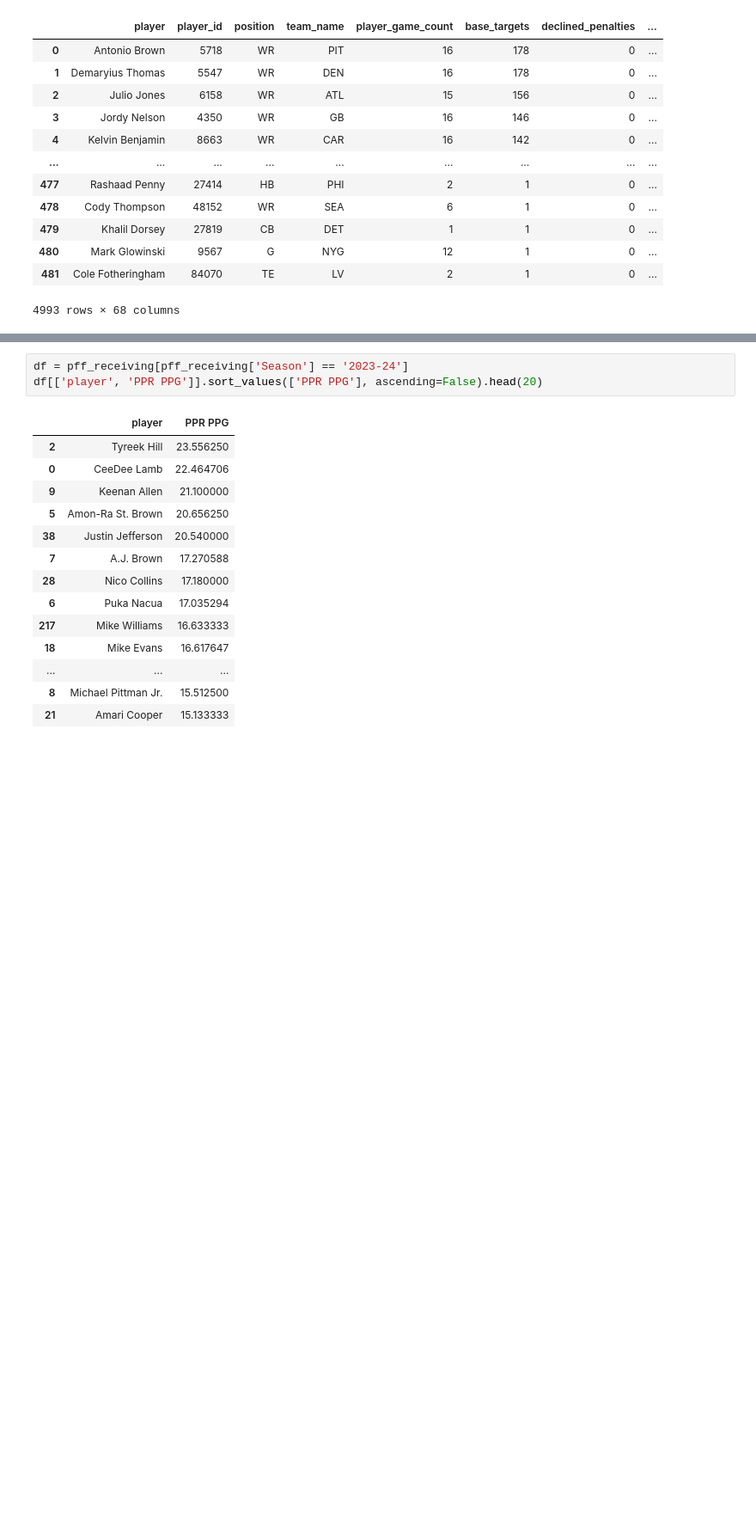
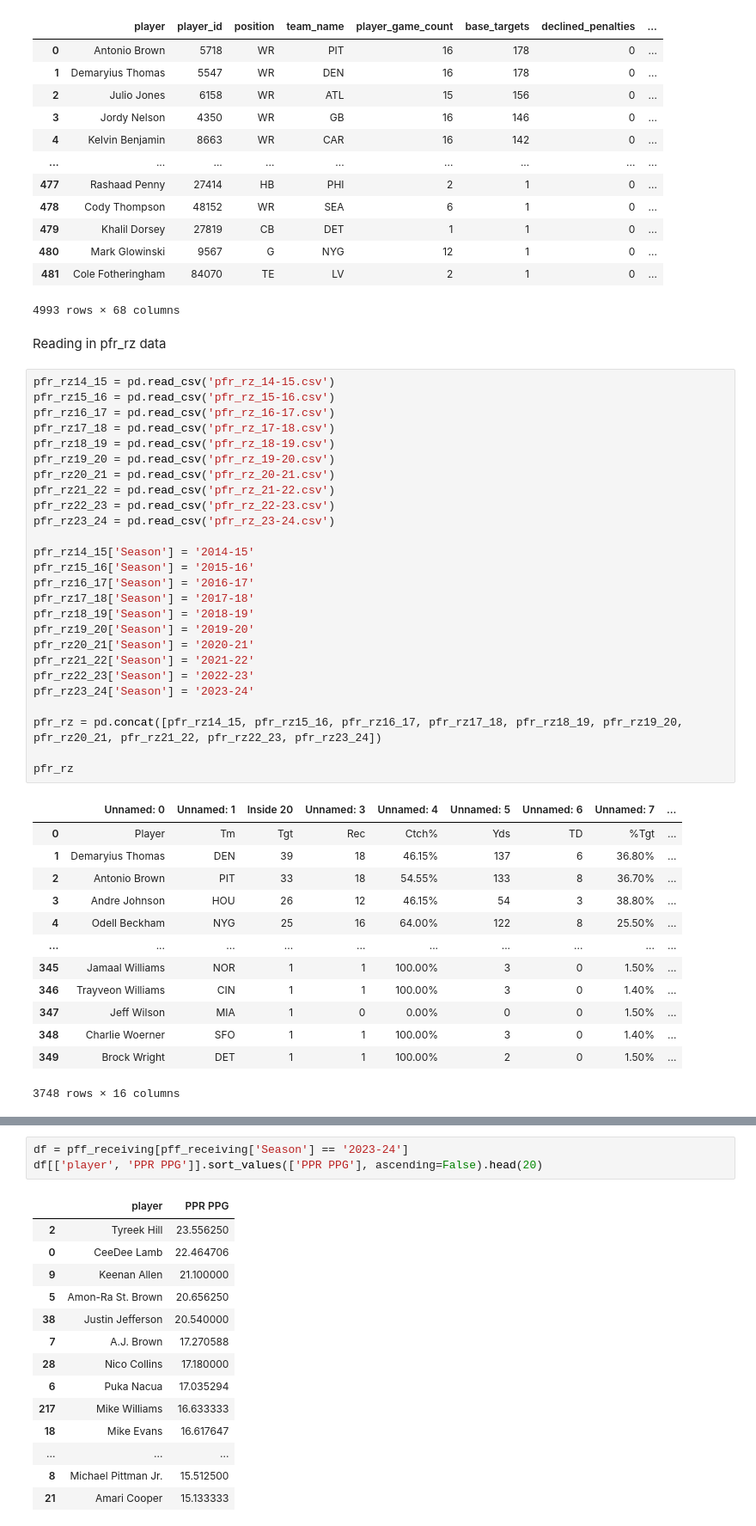
Before and after one commit to scottbwinner/NFL-Models, a Jupyter notebook: WR Model/WR Model.ipynb, the cells around one changed output, grey strips where cells are left out. Shown at 86% size. Drawn from its saved outputs; the diff is of its cells as text; blank space fills up the shorter version.

```diff
--- a/WR Model/WR Model.ipynb
+++ b/WR Model/WR Model.ipynb
@@ -168,3 +168,45 @@ pff_man_zone
 | 480 | Mark Glowinski | 9567 | G | NYG | 12 | 1 | 0 | ... |
 | 481 | Cole Fotheringham | 84070 | TE | LV | 2 | 1 | 0 | ... |
 4993 rows × 68 columns
+# %% [markdown]
+Reading in pfr_rz data
+# %%
+pfr_rz14_15 = pd.read_csv('pfr_rz_14-15.csv')
+pfr_rz15_16 = pd.read_csv('pfr_rz_15-16.csv')
+pfr_rz16_17 = pd.read_csv('pfr_rz_16-17.csv')
+pfr_rz17_18 = pd.read_csv('pfr_rz_17-18.csv')
+pfr_rz18_19 = pd.read_csv('pfr_rz_18-19.csv')
+pfr_rz19_20 = pd.read_csv('pfr_rz_19-20.csv')
+pfr_rz20_21 = pd.read_csv('pfr_rz_20-21.csv')
+pfr_rz21_22 = pd.read_csv('pfr_rz_21-22.csv')
+pfr_rz22_23 = pd.read_csv('pfr_rz_22-23.csv')
+pfr_rz23_24 = pd.read_csv('pfr_rz_23-24.csv')
+
+pfr_rz14_15['Season'] = '2014-15'
+pfr_rz15_16['Season'] = '2015-16'
+pfr_rz16_17['Season'] = '2016-17'
+pfr_rz17_18['Season'] = '2017-18'
+pfr_rz18_19['Season'] = '2018-19'
+pfr_rz19_20['Season'] = '2019-20'
+pfr_rz20_21['Season'] = '2020-21'
+pfr_rz21_22['Season'] = '2021-22'
+pfr_rz22_23['Season'] = '2022-23'
+pfr_rz23_24['Season'] = '2023-24'
+
+pfr_rz = pd.concat([pfr_rz14_15, pfr_rz15_16, pfr_rz16_17, pfr_rz17_18, pfr_rz18_19, pfr_rz19_20, pfr_rz20_21, pfr_rz21_22, pfr_rz22_23, pfr_rz23_24])
+
+pfr_rz
+# %% [output]
+|  | Unnamed: 0 | Unnamed: 1 | Inside 20 | Unnamed: 3 | Unnamed: 4 | Unnamed: 5 | Unnamed: 6 | Unnamed: 7 | ... |
+| 0 | Player | Tm | Tgt | Rec | Ctch% | Yds | TD | %Tgt | ... |
+| 1 | Demaryius Thomas | DEN | 39 | 18 | 46.15% | 137 | 6 | 36.80% | ... |
+| 2 | Antonio Brown | PIT | 33 | 18 | 54.55% | 133 | 8 | 36.70% | ... |
+| 3 | Andre Johnson | HOU | 26 | 12 | 46.15% | 54 | 3 | 38.80% | ... |
+| 4 | Odell Beckham | NYG | 25 | 16 | 64.00% | 122 | 8 | 25.50% | ... |
+| ... | ... | ... | ... | ... | ... | ... | ... | ... | ... |
+| 345 | Jamaal Williams | NOR | 1 | 1 | 100.00% | 3 | 0 | 1.50% | ... |
+| 346 | Trayveon Williams | CIN | 1 | 1 | 100.00% | 3 | 0 | 1.40% | ... |
+| 347 | Jeff Wilson | MIA | 1 | 0 | 0.00% | 0 | 0 | 1.50% | ... |
+| 348 | Charlie Woerner | SFO | 1 | 1 | 100.00% | 3 | 0 | 1.40% | ... |
+| 349 | Brock Wright | DET | 1 | 1 | 100.00% | 2 | 0 | 1.50% | ... |
+3748 rows × 16 columns
```
Also changed, not shown: parts of 2 cells of this notebook, 10 other files.
